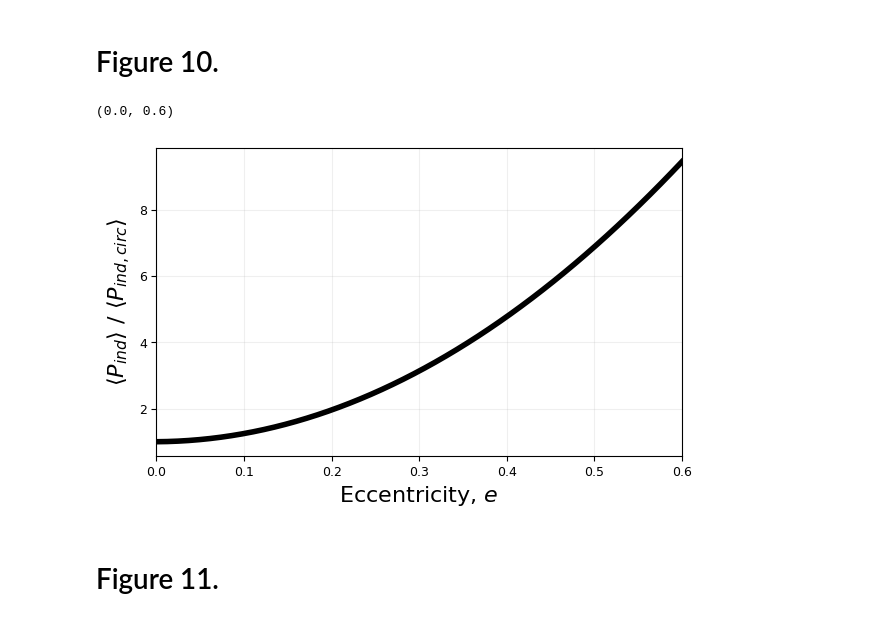
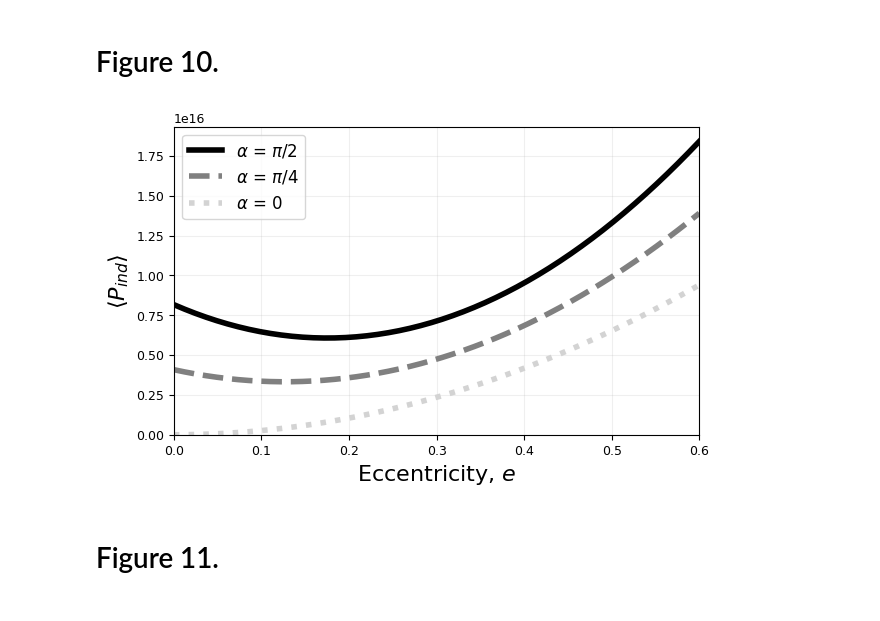
Before and after one commit to madisontbrady/ohmic_heating, a Jupyter notebook: atmospheric_heating_eccentric.ipynb, the cells around one changed output. Saved outputs shown, nothing was run; the diff lists cells and outputs as text; code cells hidden in the pictures.

```diff
--- a/atmospheric_heating_eccentric.ipynb
+++ b/atmospheric_heating_eccentric.ipynb
@@ -339,8 +727,11 @@ ps_temp=np.zeros(len(tempmults))
 nt=30
 ts=np.linspace(0, porb_default*24*3600)
 for i in tqdm(range(len(tempmults))):
-    pinds_temp, _, _, _, _, _ = hf.find_power(ts, p=porb_default, alpha=alpha_default, bsurf=bsurf_default, rotper=rotper_default, fixed_radius=rp_default, use_GASTLI=True, pregen_r=rp, pregen_tprofile=tprofile, pregen_pprofile=pprofile, temp_mult=tempmults[i])
+    pinds_temp, _, _, _, _, _ = hf.find_power(ts, p=porb_default, alpha=alpha_default, bsurf=bsurf_default, rotper=rotper_default, fixed_radius=rp_default, use_GASTLI=True, pregen_r=rp, pregen_tprofile=tprofile, pregen_pprofile=pprofile, temp_mult=tempmults[i], l=2)
     ps_temp[i]=np.mean(pinds_temp)
+# %%
+pind_temp_base, _, _, _, _, _ = hf.find_power(ts, p=porb_default, alpha=alpha_default, bsurf=bsurf_default, rotper=rotper_default, fixed_radius=rp_default, use_GASTLI=True, pregen_r=rp, pregen_tprofile=tprofile, pregen_pprofile=pprofile,temp_mult=1, l=2)
+pind_temp_base=np.mean(pind_temp_base)
 # %%
 plt.figure(figsize=(onecolwidth, 4))
 
@@ -367,7 +768,7 @@ ps_ecc_alpha = np.zeros((len(eccs), len(alphas), len(ts)))
 for i in range(len(eccs)):
     for j in range(len(alphas)):
 
-        pinds_ecc_alpha, _, _, _, _, _ = hf.find_power(ts,ecc=eccs[i], p=porb_default, alpha=alphas[j], bsurf=bsurf_default, rotper=rotper_default, fixed_radius=rp_default, use_GASTLI=True, pregen_r=rp, pregen_tprofile=tprofile, pregen_pprofile=pprofile)
+        pinds_ecc_alpha, _, _, _, _, _ = hf.find_power(ts,ecc=eccs[i], p=porb_default, alpha=alphas[j], bsurf=bsurf_default, rotper=rotper_default, fixed_radius=rp_default, use_GASTLI=True, pregen_r=rp, pregen_tprofile=tprofile, pregen_pprofile=pprofile, l=1)
         ps_ecc_alpha[i][j]=pinds_ecc_alpha
 # %%
 import matplotlib.cm as cm
@@ -411,26 +812,43 @@ plt.savefig("pind_vs_phase_ecc_alpha.png", dpi=300, bbox_inches="tight")
 # Figure 10.
 # %%
 eccs = np.linspace(0, 0.6, 50)
+#eccs = np.linspace(0, 0.6, 10)
 
 ts=np.linspace(0, porb_default*24*3600)
 
-ps_ecc = np.zeros(len(eccs))
+ps_ecc_api2 = np.zeros(len(eccs))
+ps_ecc_api4 = np.zeros(len(eccs))
+ps_ecc_a0 = np.zeros(len(eccs))
 
 for i in tqdm(range(len(eccs))):
-    pinds_ecc, _, _, _, _, _ = hf.find_power(ts,ecc=eccs[i], p=porb_default, alpha=alpha_default, bsurf=bsurf_default, rotper=rotper_default, fixed_radius=rp_default, use_GASTLI=True, pregen_r=rp, pregen_tprofile=tprofile, pregen_pprofile=pprofile)
-    ps_ecc[i]=np.mean(pinds_ecc)
+    pinds_ecc, _, _, _, _, _ = hf.find_power(ts,ecc=eccs[i], p=porb_default, alpha=np.pi/2, bsurf=bsurf_default, rotper=rotper_default, fixed_radius=rp_default, use_GASTLI=True, pregen_r=rp, pregen_tprofile=tprofile, pregen_pprofile=pprofile,l=1)
+    ps_ecc_api2[i]=np.mean(pinds_ecc)
+
+    pinds_ecc, _, _, _, _, _ = hf.find_power(ts,ecc=eccs[i], p=porb_default, alpha=np.pi/4, bsurf=bsurf_default, rotper=rotper_default, fixed_radius=rp_default, use_GASTLI=True, pregen_r=rp, pregen_tprofile=tprofile, pregen_pprofile=pprofile,l=1)
+    ps_ecc_api4[i]=np.mean(pinds_ecc)
+
+    pinds_ecc, _, _, _, _, _ = hf.find_power(ts,ecc=eccs[i], p=porb_default, alpha=0, bsurf=bsurf_default, rotper=rotper_default, fixed_radius=rp_default, use_GASTLI=True, pregen_r=rp, pregen_tprofile=tprofile, pregen_pprofile=pprofile,l=1)
+    ps_ecc_a0[i]=np.mean(pinds_ecc)
 # %%
 plt.figure(figsize=(onecolwidth, 4))
-plt.plot(eccs, ps_ecc/np.min(ps_ecc), lw=4, color="black")
+plt.plot(eccs, ps_ecc_api2, lw=4, color="black", label='$\\alpha$ = $\pi/2$')
+plt.plot(eccs, ps_ecc_api4, lw=4, color="gray", ls="--", label='$\\alpha$ = $\pi/4$')
+plt.plot(eccs, ps_ecc_a0, lw=4, color="lightgray", ls=":", label='$\\alpha$ = $0$')
+
+#plt.yscale("log")
 plt.xlabel("Eccentricity, $e$", fontsize=fontsize)
-plt.ylabel("$\langle P_{ind}  \\rangle $ / $\langle P_{ind, circ}\\rangle$", fontsize=fontsize)
+#plt.ylabel("$\langle P_{ind}  \\rangle $ / $\langle P_{ind, circ}\\rangle$", fontsize=fontsize)
+plt.ylabel("$\langle P_{ind}  \\rangle $", fontsize=fontsize)
+
 #plt.plot(eccs, 1+6*eccs**2, "--", lw=4, color="gray")
 plt.grid(alpha=0.2)
 plt.xlim(0, np.max(eccs))
-#plt.savefig("pind_ecc.png", dpi=300, bbox_inches="tight")
+plt.legend(fontsize=12)
+
+plt.ylim(0)
+plt.savefig("pind_ecc.png", dpi=300, bbox_inches="tight")
 # %% [output]
-(0.0, 0.6)
-[figure, old version]
+[figure, new version]
 # %% [markdown]
 # Figure 11.
 # %%
```
Also changed, not shown: parts of 20 cells of this notebook, 2 other files.
